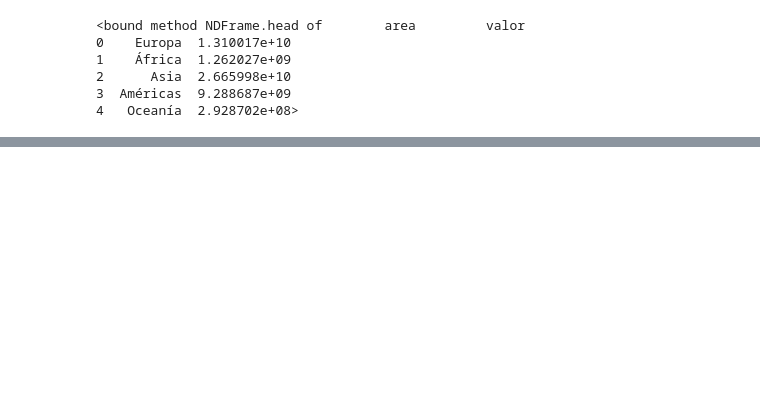
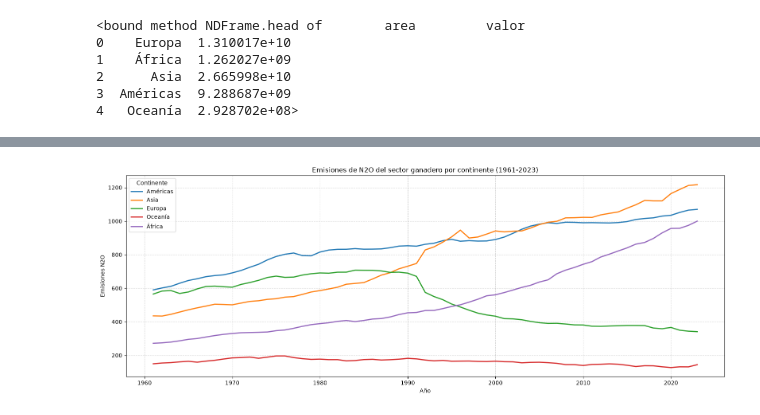
Before and after one commit to LaraDelCerro/Proyecto_final_big_data, a Jupyter notebook: emisiones.ipynb, the cells around one changed output, grey strips where cells are left out. Cells and saved outputs as stored; diff of their text form; code cells hidden in the pictures; blank space fills up the shorter version.

```diff
--- a/emisiones.ipynb
+++ b/emisiones.ipynb
@@ -114,0 +189,35 @@ lineaPlot(df_vacunos)
+# %%
+df_n2o_continente = extract_data_from_mysql("""
+    SELECT
+        anio,
+        area,
+        SUM(valor) AS valor_n2o
+    FROM proyecto_final.dataset_fao
+    WHERE codigo_elemento = 72431
+    GROUP BY anio, area
+    ORDER BY anio, area
+""")
+
+
+def plot_n2o_by_continent(df, figsize=(16, 6)):
+    plt.figure(figsize=figsize)
+    for continente, grupo in df.groupby('area'):
+        plt.plot(
+            grupo['anio'],
+            grupo['valor_n2o'],
+            linewidth=2,
+            label=continente
+        )
+
+    plt.xlabel('Año')
+    plt.ylabel('Emisiones N2O')
+    plt.title('Emisiones de N2O del sector ganadero por continente (1961-2023)')
+    plt.legend(title='Continente')
+    plt.grid(True, linestyle='--', alpha=0.5)
+    plt.tight_layout()
+    plt.show()
+
+
+plot_n2o_by_continent(df_n2o_continente)
+# %% [output]
+[figure, added]
```
Also changed, not shown: parts of 5 cells of this notebook, 2 other files.
